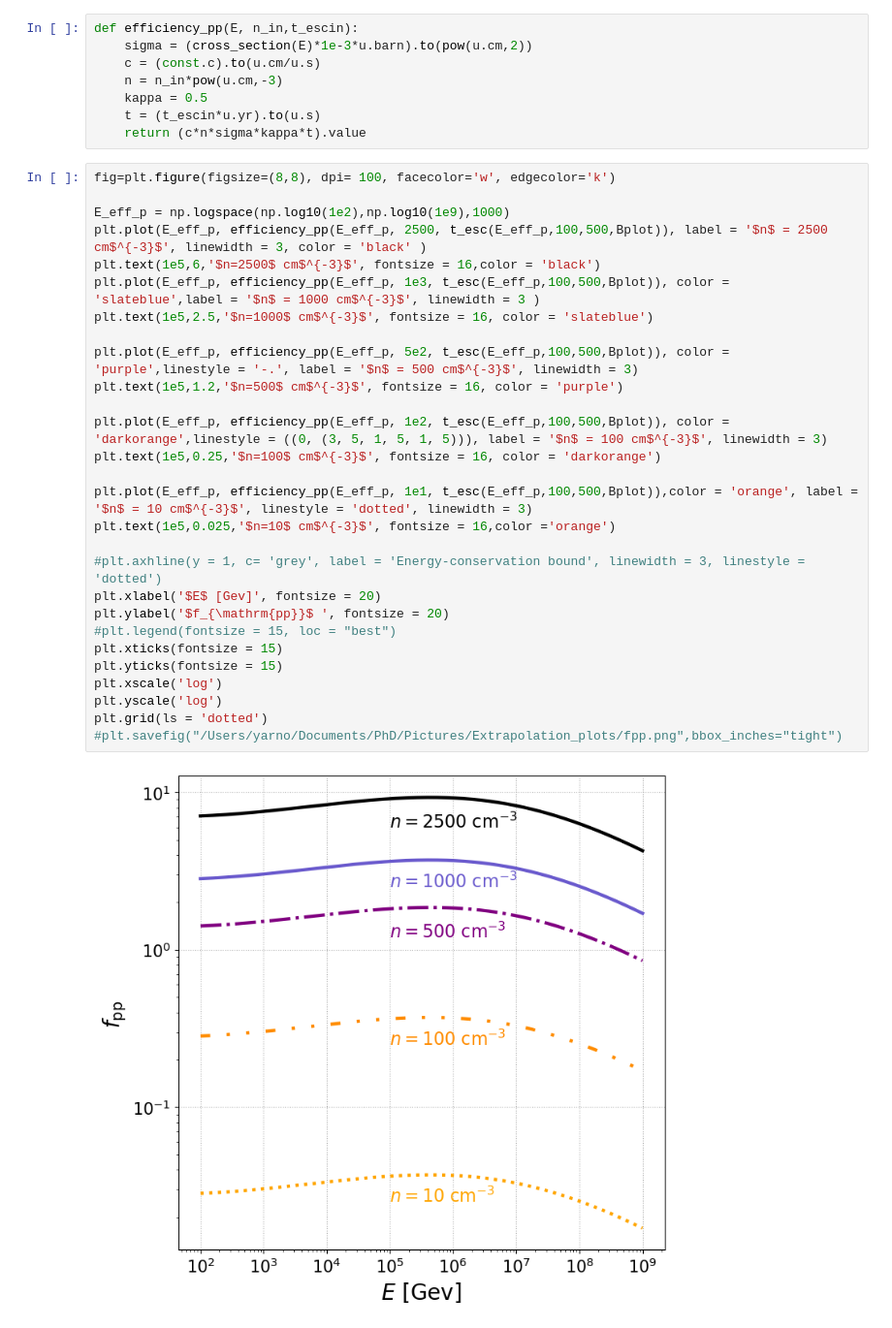
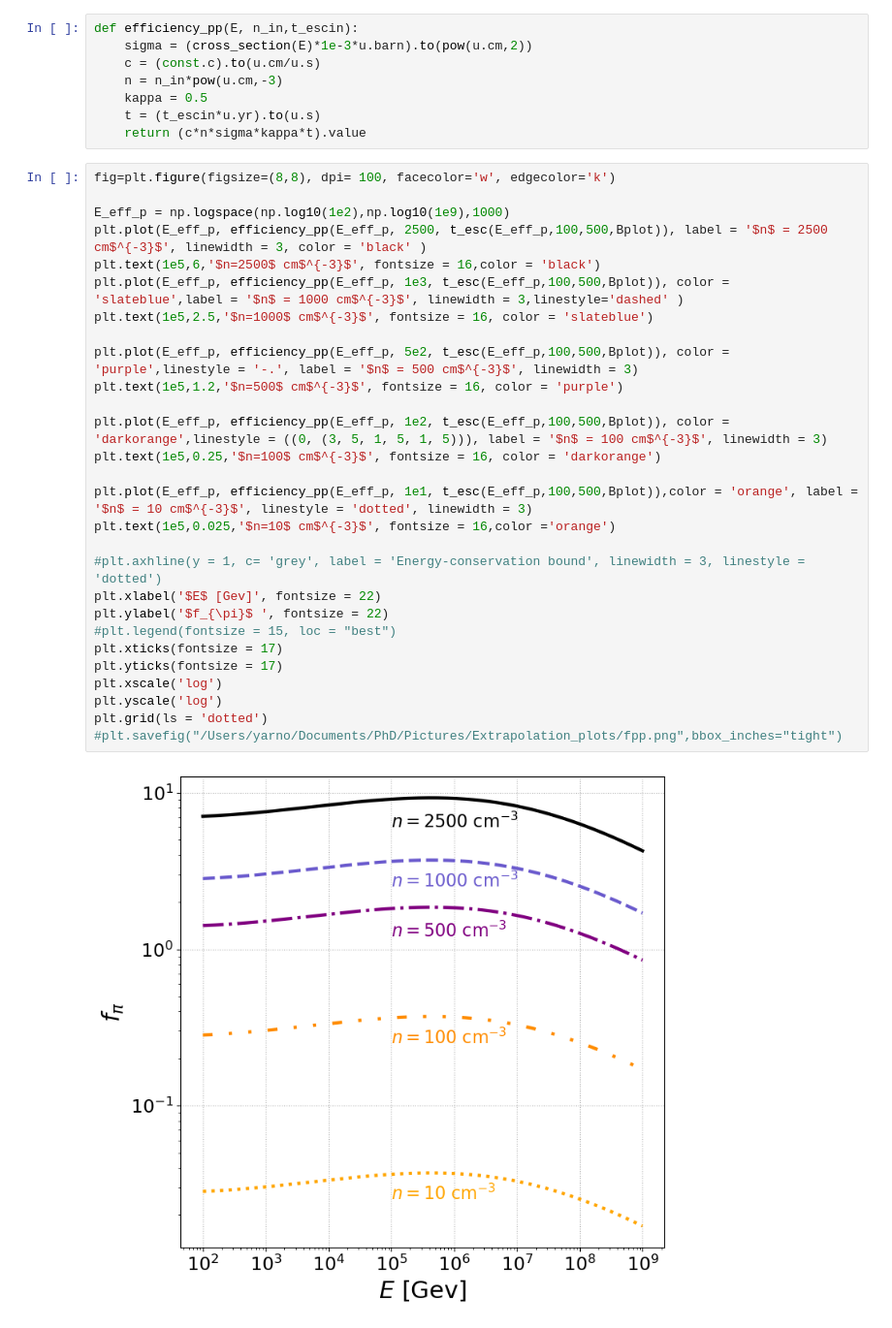
Before and after one commit to YarnoMerckx/u-lirg-timescale-analysis, a Jupyter notebook: Timescale.ipynb, the cells around one changed output. Shown at 97% size. Cells and saved outputs as stored; diff of their text form.

```diff
--- a/Timescale.ipynb
+++ b/Timescale.ipynb
@@ -504,30 +531,30 @@ def efficiency_pp(E, n_in,t_escin):
 # %%
 fig=plt.figure(figsize=(8,8), dpi= 100, facecolor='w', edgecolor='k')
 
 E_eff_p = np.logspace(np.log10(1e2),np.log10(1e9),1000)
 plt.plot(E_eff_p, efficiency_pp(E_eff_p, 2500, t_esc(E_eff_p,100,500,Bplot)), label = '$n$ = 2500 cm$^{-3}$', linewidth = 3, color = 'black' )
 plt.text(1e5,6,'$n=2500$ cm$^{-3}$', fontsize = 16,color = 'black')
-plt.plot(E_eff_p, efficiency_pp(E_eff_p, 1e3, t_esc(E_eff_p,100,500,Bplot)), color = 'slateblue',label = '$n$ = 1000 cm$^{-3}$', linewidth = 3 )
+plt.plot(E_eff_p, efficiency_pp(E_eff_p, 1e3, t_esc(E_eff_p,100,500,Bplot)), color = 'slateblue',label = '$n$ = 1000 cm$^{-3}$', linewidth = 3,linestyle='dashed' )
 plt.text(1e5,2.5,'$n=1000$ cm$^{-3}$', fontsize = 16, color = 'slateblue')
 
 plt.plot(E_eff_p, efficiency_pp(E_eff_p, 5e2, t_esc(E_eff_p,100,500,Bplot)), color = 'purple',linestyle = '-.', label = '$n$ = 500 cm$^{-3}$', linewidth = 3)
 plt.text(1e5,1.2,'$n=500$ cm$^{-3}$', fontsize = 16, color = 'purple')
 
 plt.plot(E_eff_p, efficiency_pp(E_eff_p, 1e2, t_esc(E_eff_p,100,500,Bplot)), color = 'darkorange',linestyle = ((0, (3, 5, 1, 5, 1, 5))), label = '$n$ = 100 cm$^{-3}$', linewidth = 3)
 plt.text(1e5,0.25,'$n=100$ cm$^{-3}$', fontsize = 16, color = 'darkorange')
 
 plt.plot(E_eff_p, efficiency_pp(E_eff_p, 1e1, t_esc(E_eff_p,100,500,Bplot)),color = 'orange', label = '$n$ = 10 cm$^{-3}$', linestyle = 'dotted', linewidth = 3)
 plt.text(1e5,0.025,'$n=10$ cm$^{-3}$', fontsize = 16,color ='orange')
 
 #plt.axhline(y = 1, c= 'grey', label = 'Energy-conservation bound', linewidth = 3, linestyle = 'dotted')
-plt.xlabel('$E$ [Gev]', fontsize = 20)
-plt.ylabel('$f_{\mathrm{pp}}$ ', fontsize = 20)
+plt.xlabel('$E$ [Gev]', fontsize = 22)
+plt.ylabel('$f_{\pi}$ ', fontsize = 22)
 #plt.legend(fontsize = 15, loc = "best")
-plt.xticks(fontsize = 15)
-plt.yticks(fontsize = 15)
+plt.xticks(fontsize = 17)
+plt.yticks(fontsize = 17)
 plt.xscale('log')
 plt.yscale('log')
 plt.grid(ls = 'dotted')
 #plt.savefig("/Users/yarno/Documents/PhD/Pictures/Extrapolation_plots/fpp.png",bbox_inches="tight")
 # %% [output]
-[figure, old version]
+[figure, new version]
```
Also changed, not shown: parts of 3 cells of this notebook, 2 other files.
